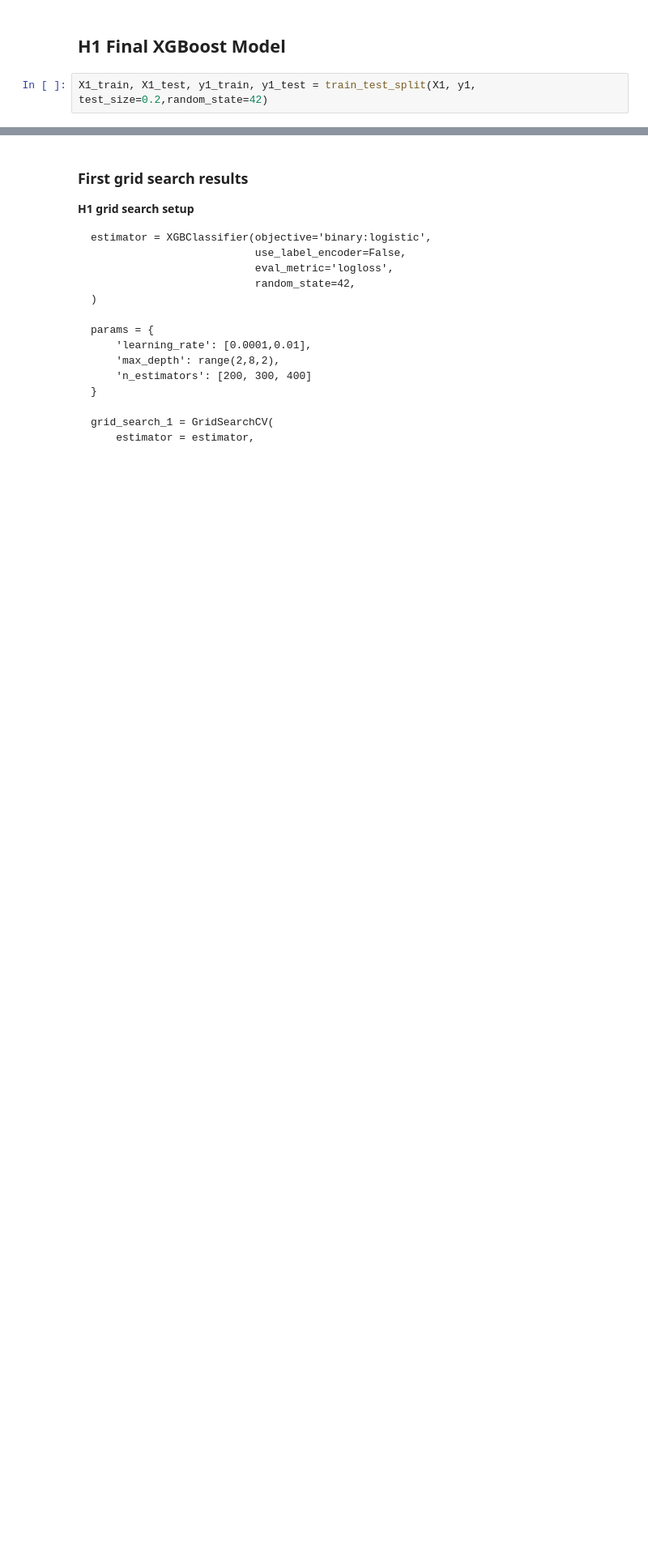
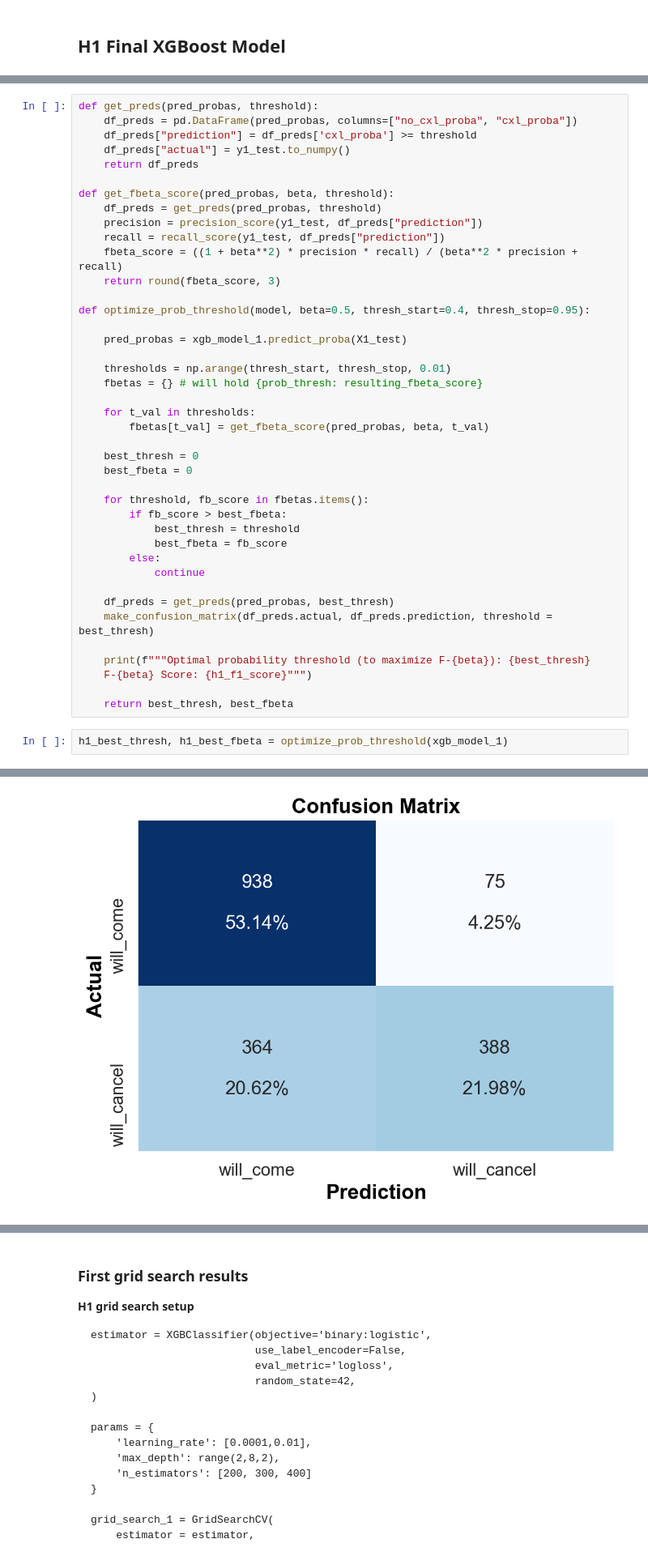
Before and after one commit to edubu2/hotel-revman-system, a Jupyter notebook: code/model_cxl_final.ipynb, the cells around one changed output, grey strips where cells are left out. Shown at 81% size. Drawn from its saved outputs; the diff is of its cells as text; blank space fills up the shorter version.

Commit message:
Update funcs for finding optimal prob threshold

```diff
--- a/code/model_cxl_final.ipynb
+++ b/code/model_cxl_final.ipynb
@@ -31,7 +67,5 @@ Training sample size: 79330
 # %% [markdown]
 ## H1 Final XGBoost Model
-# %%
-X1_train, X1_test, y1_train, y1_test = train_test_split(X1, y1, test_size=0.2,random_state=42)
 # %%
 xgb_1 = XGBClassifier(objective='binary:logistic',
                       use_label_encoder=False,
@@ -52,0 +163,44 @@ X1["WillCancel"] = h1_preds
+# %%
+def get_preds(pred_probas, threshold):
+    df_preds = pd.DataFrame(pred_probas, columns=["no_cxl_proba", "cxl_proba"])
+    df_preds["prediction"] = df_preds['cxl_proba'] >= threshold
+    df_preds["actual"] = y1_test.to_numpy()
+    return df_preds
+
+def get_fbeta_score(pred_probas, beta, threshold):
+    df_preds = get_preds(pred_probas, threshold)
+    precision = precision_score(y1_test, df_preds["prediction"])
+    recall = recall_score(y1_test, df_preds["prediction"])
+    fbeta_score = ((1 + beta**2) * precision * recall) / (beta**2 * precision + recall)
+    return round(fbeta_score, 3)
+
+def optimize_prob_threshold(model, beta=0.5, thresh_start=0.4, thresh_stop=0.95):
+
+    pred_probas = xgb_model_1.predict_proba(X1_test)
+
+    thresholds = np.arange(thresh_start, thresh_stop, 0.01)
+    fbetas = {} # will hold {prob_thresh: resulting_fbeta_score}
+
+    for t_val in thresholds:
+        fbetas[t_val] = get_fbeta_score(pred_probas, beta, t_val)
+
+    best_thresh = 0
+    best_fbeta = 0
+
+    for threshold, fb_score in fbetas.items():
+        if fb_score > best_fbeta:
+            best_thresh = threshold
+            best_fbeta = fb_score
+        else:
+            continue
+
+    df_preds = get_preds(pred_probas, best_thresh)
+    make_confusion_matrix(df_preds.actual, df_preds.prediction, threshold = best_thresh)
+
+    print(f"""Optimal probability threshold (to maximize F-{beta}): {best_thresh}
+    F-{beta} Score: {h1_f1_score}""")
+
+    return best_thresh, best_fbeta
+# %%
+h1_best_thresh, h1_best_fbeta = optimize_prob_threshold(xgb_model_1)
+# %% [output]
@@ -52,0 +209 @@ X1["WillCancel"] = h1_preds
+[figure, added]
```
Also changed, not shown: parts of 16 cells of this notebook.
